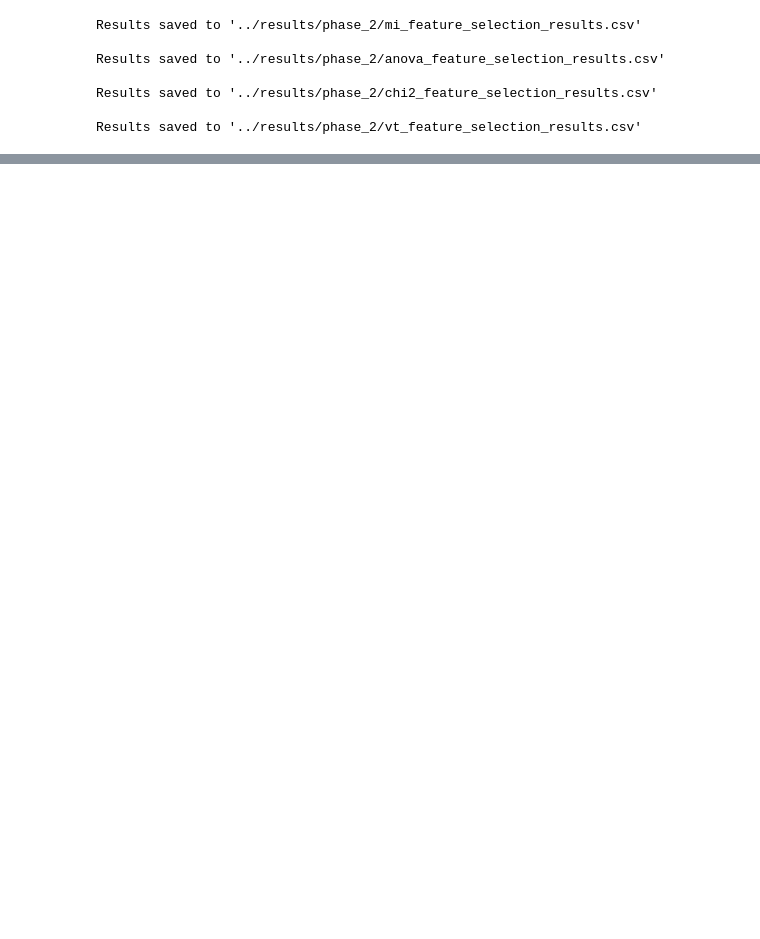
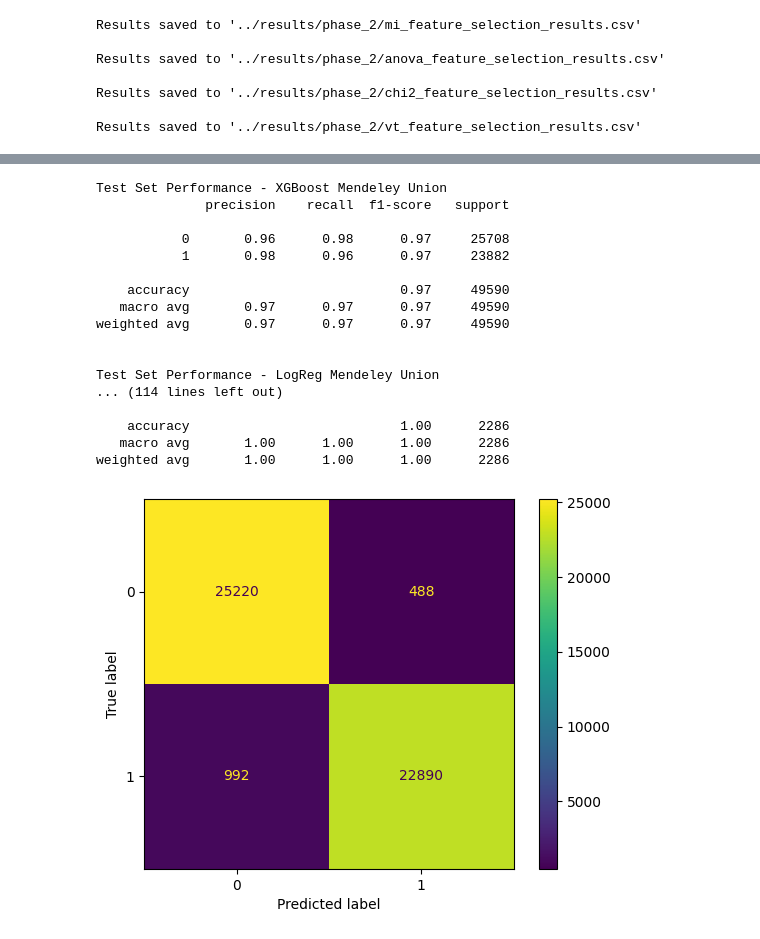
Before and after one commit to Ovais09/CSI5388-Group1-Project, a Jupyter notebook: src/baseline_fs_models.ipynb, the cells around one changed output, grey strips where cells are left out. Saved outputs shown, nothing was run; the diff lists cells and outputs as text; code cells hidden in the pictures; blank space fills up the shorter version.

Commit message:
phase 2

```diff
--- a/src/baseline_fs_models.ipynb
+++ b/src/baseline_fs_models.ipynb
@@ -68,3 +68,5 @@ xgb_mendeley = joblib.load('./models/phase_1/xgboost_mendeley_no_fs.joblib')
 xgb_kaggle = joblib.load('./models/phase_1/xgboost_kaggle_no_fs.joblib')
 logreg_mendeley = joblib.load('./models/phase_1/logreg_mendeley_no_fs.joblib')
 logreg_kaggle = joblib.load('./models/phase_1/logreg_kaggle_no_fs.joblib')
+rf_mendeley = joblib.load('./models/phase_1/rf_mendeley_no_fs.joblib')
+rf_kaggle = joblib.load('./models/phase_1/rf_kaggle_no_fs.joblib')
@@ -424,0 +531,78 @@ print(set.intersection(*map(set, set_feature_list)))
+# %%
+from sklearn.metrics import classification_report, ConfusionMatrixDisplay, confusion_matrix, f1_score, precision_score, recall_score
+
+def train_feature_selection(dataset, model, feature_list, ds_name, model_name, baseline_method):
+    model_clone = clone(model)
+
+    # combine train + val
+    X_full = pd.concat([dataset["x_train"], dataset["x_val"]])
+    y_full = pd.concat([dataset["y_train"], dataset["y_val"]])
+
+    X_test = dataset["x_test"]
+    y_test = dataset["y_test"]
+
+    X_full_selected = X_full[list(feature_list)]
+    X_test_selected = X_test[list(feature_list)]
+
+    model_clone.fit(X_full_selected, y_full)
+    y_pred = model_clone.predict(X_test_selected)
+    print(f"\nTest Set Performance - {model_name} {ds_name} {baseline_method}")
+    cm = confusion_matrix(y_test, y_pred)
+    ConfusionMatrixDisplay(cm).plot()
+    print(classification_report(y_test, y_pred))
+
+    f1 = f1_score(y_test, y_pred)
+    prec = precision_score(y_test, y_pred)
+    rec = recall_score(y_test, y_pred)
+
+    #save trained model
+    joblib.dump(model_clone, f"./models/phase_2/{model_name.lower()}_{ds_name.lower()}_fs_{baseline_method.lower()}.joblib")
+
+    return {
+        "Dataset": ds_name,
+        "Model": model_name,
+        "F1": f1,
+        "Precision": prec,
+        "Recall": rec,
+        "Num_Features": len(feature_list),
+        "Method": baseline_method
+    }
+
+os.makedirs("./models/phase_2", exist_ok=True)
+
+#train models and save results
+final_results = []
+final_results.append(train_feature_selection(mendeley_sets, xgb_mendeley, mendeley_union, "Mendeley", "XGBoost", "Union"))
+final_results.append(train_feature_selection(mendeley_sets, logreg_mendeley, mendeley_union, "Mendeley", "LogReg", "Union"))
+final_results.append(train_feature_selection(mendeley_sets, rf_mendeley, mendeley_union, "Mendeley", "RF", "Union"))
+
+final_results.append(train_feature_selection(mendeley_sets, xgb_mendeley, mendeley_intersection, "Mendeley", "XGBoost", "Intersection"))
+final_results.append(train_feature_selection(mendeley_sets, logreg_mendeley, mendeley_intersection, "Mendeley", "LogReg", "Intersection"))
+final_results.append(train_feature_selection(mendeley_sets, rf_mendeley, mendeley_intersection, "Mendeley", "RF", "Intersection"))
+
+final_results.append(train_feature_selection(kaggle_sets, xgb_kaggle, kaggle_union, "Kaggle", "XGBoost", "Union"))
+final_results.append(train_feature_selection(kaggle_sets, logreg_kaggle, kaggle_union, "Kaggle", "LogReg", "Union"))
+final_results.append(train_feature_selection(kaggle_sets, rf_kaggle, kaggle_union, "Kaggle", "RF", "Union"))
+
+final_results.append(train_feature_selection(kaggle_sets, xgb_kaggle, kaggle_intersection, "Kaggle", "XGBoost", "Intersection"))
+final_results.append(train_feature_selection(kaggle_sets, logreg_kaggle, kaggle_intersection, "Kaggle", "LogReg", "Intersection"))
+final_results.append(train_feature_selection(kaggle_sets, rf_kaggle, kaggle_intersection, "Kaggle", "RF", "Intersection"))
+# %% [output]
+Test Set Performance - XGBoost Mendeley Union
+              precision    recall  f1-score   support
+
+           0       0.96      0.98      0.97     25708
+           1       0.98      0.96      0.97     23882
+
+    accuracy                           0.97     49590
+   macro avg       0.97      0.97      0.97     49590
+weighted avg       0.97      0.97      0.97     49590
+
+
+Test Set Performance - LogReg Mendeley Union
+... (114 lines left out)
+
+    accuracy                           1.00      2286
+   macro avg       1.00      1.00      1.00      2286
+weighted avg       1.00      1.00      1.00      2286
+[figure, added]
```
Also changed, not shown: parts of 5 cells of this notebook, 1 other file.
